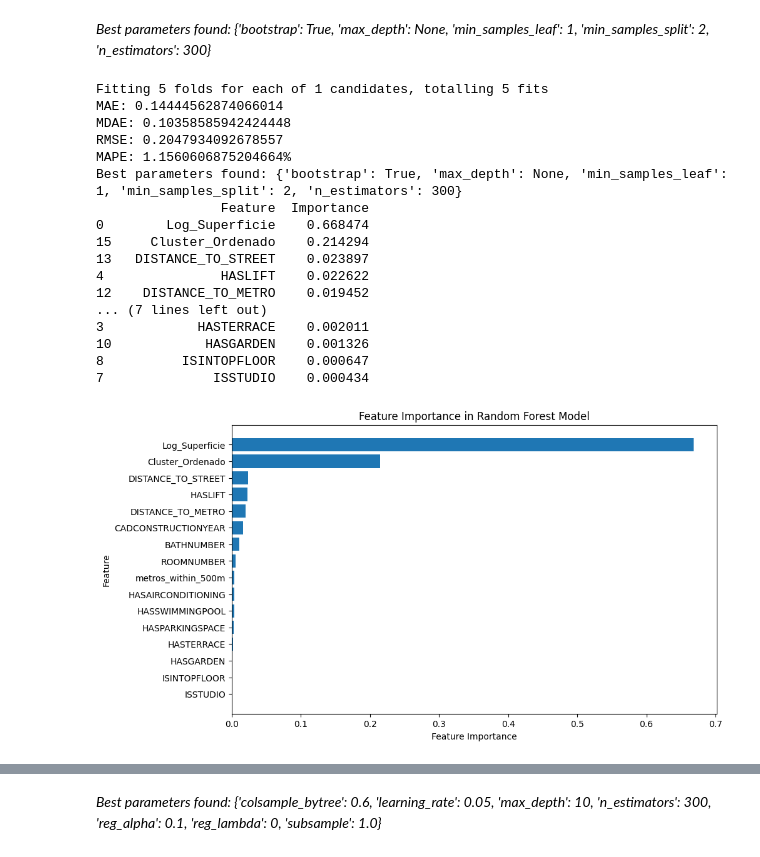
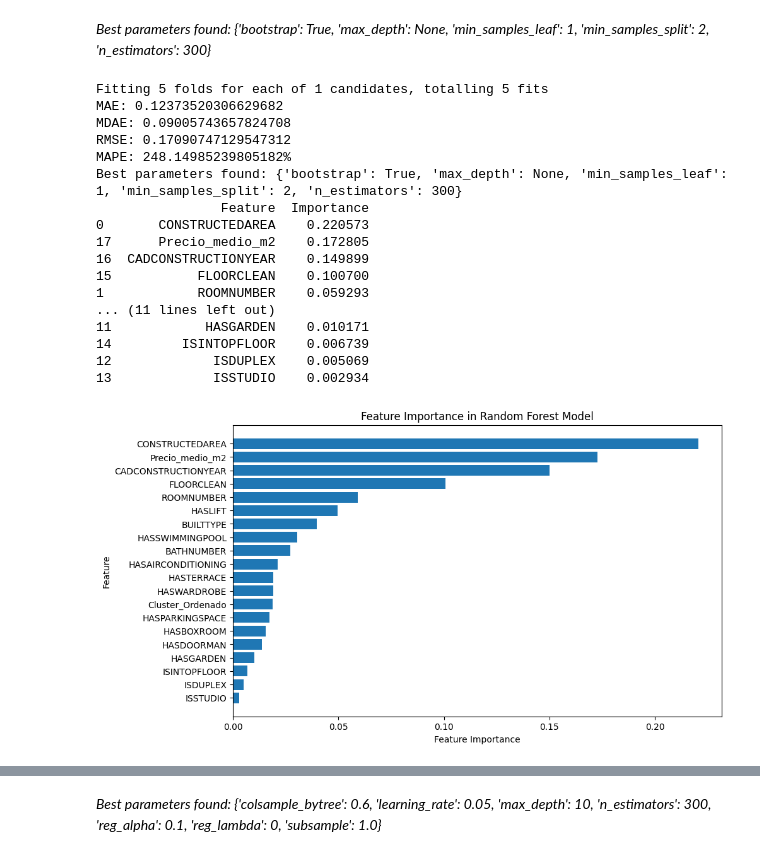
Before and after one commit to edouardor/Idealista_2024, a Jupyter notebook: Notebooks/Idealista Madrid github.ipynb, the cells around one changed output, grey strips where cells are left out. Cells and saved outputs as stored; diff of their text form; code cells hidden in the pictures.

```diff
--- a/Notebooks/Idealista Madrid github.ipynb
+++ b/Notebooks/Idealista Madrid github.ipynb
@@ -912,0 +890,17 @@ df_Madrid_abridged.shape
+# %%
+# prompt: crea una nueva columna llamada BUILTTYPE que valga 1 si BUITTYPEID_1 vale 1, 2 si BUITTYPEID_2 vale 1 y 3 si BUITTYPEID_3 vale 1
+
+# Create the 'BUILTTYPE' column based on the conditions
+df_Madrid['BUILTTYPE'] = 0  # Initialize the column with 0
+df_Madrid.loc[df_Madrid['BUILTTYPEID_1'] == 1, 'BUILTTYPE'] = 1
+df_Madrid.loc[df_Madrid['BUILTTYPEID_2'] == 1, 'BUILTTYPE'] = 2
+df_Madrid.loc[df_Madrid['BUILTTYPEID_3'] == 1, 'BUILTTYPE'] = 3
+# %%
+
+madrid = df_Madrid.drop(columns=['ASSETID', 'PERIOD', 'PRICE', 'UNITPRICE', 'ADTYPOLOGYID',
+       'ADOPERATIONID','AMENITYID','HASNORTHORIENTATION', 'HASSOUTHORIENTATION',
+       'HASEASTORIENTATION', 'HASWESTORIENTATION','FLATLOCATIONID',
+       'CADMAXBUILDINGFLOOR', 'CADDWELLINGCOUNT', 'CADASTRALQUALITYID','DISTANCE_TO_METRO',
+       'LONGITUDE', 'LATITUDE', 'CITYNAME', 'ADTYPOLOGY', 'ADOPERATION',
+       'neighbourhood', 'metros_within_500m','BUILTTYPEID_1','BUILTTYPEID_2','BUILTTYPEID_3','DISTANCE_TO_CITY_CENTER', 'DISTANCE_TO_STREET','Cluster_Geografico', 'DISTANCIA_LATITUD',
+       'DISTANCIA_LONGITUD'])
@@ -916,8 +919,8 @@ from sklearn.linear_model import LinearRegression
 from sklearn.metrics import mean_absolute_error, median_absolute_error, mean_squared_error
 import statsmodels.api as sm
 
-X = df_Madrid_abridged.drop(['PRICE'], axis=1)
-y = np.log(df_Madrid_abridged['PRICE'])
+X = madrid.drop(['diferencia_precio_m2'], axis=1)
+y = madrid['diferencia_precio_m2']
 
 X_train, X_test, y_train, y_test = train_test_split(X, y, test_size=0.2, random_state=42)
 # %%
@@ -964,28 +967,16 @@ Notes:
 # %%
 
-from sklearn.model_selection import train_test_split
 from sklearn.linear_model import LinearRegression
 from sklearn.metrics import mean_squared_error
-import numpy as np
-
-# Supongamos que df_Madrid es tu DataFrame de pisos
-# y que ya has realizado la asignación de clusters y otras características
-
-# 1. Definir características (X) y objetivo (y)
-X = df_Madrid_abridged.drop(['PRICE'], axis=1)  # Ajusta según tus columnas
-y = np.log(df_Madrid_abridged['PRICE'])  # Aplicar logaritmo natural
-
-# 2. Dividir en conjuntos de entrenamiento y prueba
-X_train, X_test, y_train, y_test = train_test_split(X, y, test_size=0.2, random_state=42)
 
 # 3. Entrenar el modelo
 modelo = LinearRegression()
 modelo.fit(X_train, y_train)
 
 # 4. Realizar predicciones en el conjunto de prueba
-y_pred_log = modelo.predict(X_test)
+y_pred = modelo.predict(X_test)
 
-# 5. Calcular RMSE en la escala logarítmica
-rmse_log = np.sqrt(mean_squared_error(y_test, y_pred_log))
-print(f'RMSE en log(precio): {rmse_log}')
+# 5. Calcular RMSE
+rmse = np.sqrt(mean_squared_error(y_test, y_pred))
+print(f'RMSE: {rmse}')
 # %% [output]
@@ -1044,7 +1056,6 @@ from sklearn.ensemble import RandomForestRegressor
 #from sklearn.metrics import mean_absolute_error, median_absolute_error, mean_squared_error
 #import matplotlib.pyplot as plt
 
-X_train, X_test, y_train, y_test = train_test_split(X, y, test_size=0.2, random_state=42)
 
 rf = RandomForestRegressor(random_state=42)
 
@@ -1068,45 +1079,45 @@ mae = mean_absolute_error(y_test, y_pred_log)
 mdae = median_absolute_error(y_test, y_pred_log)
 rmse = np.sqrt(mean_squared_error(y_test, y_pred_log))
 mape = np.mean(np.abs((y_test - y_pred_log) / y_test)) * 100
 
 print(f'MAE: {mae}')
 print(f'MDAE: {mdae}')
 print(f'RMSE: {rmse}')
 print(f'MAPE: {mape}%')
 
 print(f'Best parameters found: {grid_search.best_params_}')
 
 feature_importances = best_rf.feature_importances_
 features = X.columns
 
 importance_df = pd.DataFrame({'Feature': features, 'Importance': feature_importances})
 importance_df = importance_df.sort_values(by='Importance', ascending=False)
 
 print(importance_df)
 
 plt.figure(figsize=(10, 6))
 plt.barh(importance_df['Feature'], importance_df['Importance'])
 plt.xlabel('Feature Importance')
 plt.ylabel('Feature')
 plt.title('Feature Importance in Random Forest Model')
 plt.gca().invert_yaxis()
 plt.show()
 # %% [output]
 Fitting 5 folds for each of 1 candidates, totalling 5 fits
-MAE: 0.14444562874066014
-MDAE: 0.10358585942424448
-RMSE: 0.2047934092678557
-MAPE: 1.1560606875204664%
+MAE: 0.12373520306629682
+MDAE: 0.09005743657824708
+RMSE: 0.17090747129547312
+MAPE: 248.14985239805182%
 Best parameters found: {'bootstrap': True, 'max_depth': None, 'min_samples_leaf': 1, 'min_samples_split': 2, 'n_estimators': 300}
                 Feature  Importance
-0        Log_Superficie    0.668474
-15     Cluster_Ordenado    0.214294
-13   DISTANCE_TO_STREET    0.023897
-4               HASLIFT    0.022622
-12    DISTANCE_TO_METRO    0.019452
-... (7 lines left out)
-3            HASTERRACE    0.002011
-10            HASGARDEN    0.001326
-8          ISINTOPFLOOR    0.000647
-7              ISSTUDIO    0.000434
+0       CONSTRUCTEDAREA    0.220573
+17      Precio_medio_m2    0.172805
+16  CADCONSTRUCTIONYEAR    0.149899
+15           FLOORCLEAN    0.100700
+1            ROOMNUMBER    0.059293
+... (11 lines left out)
+11            HASGARDEN    0.010171
+14         ISINTOPFLOOR    0.006739
+12             ISDUPLEX    0.005069
+13             ISSTUDIO    0.002934
-[figure, old version]
+[figure, new version]
```
Also changed, not shown: parts of 49 cells of this notebook.
